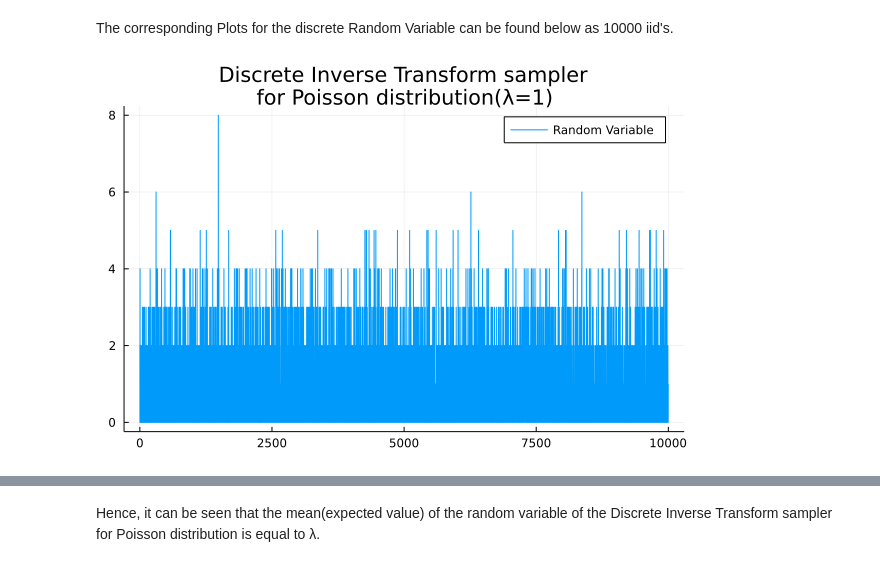
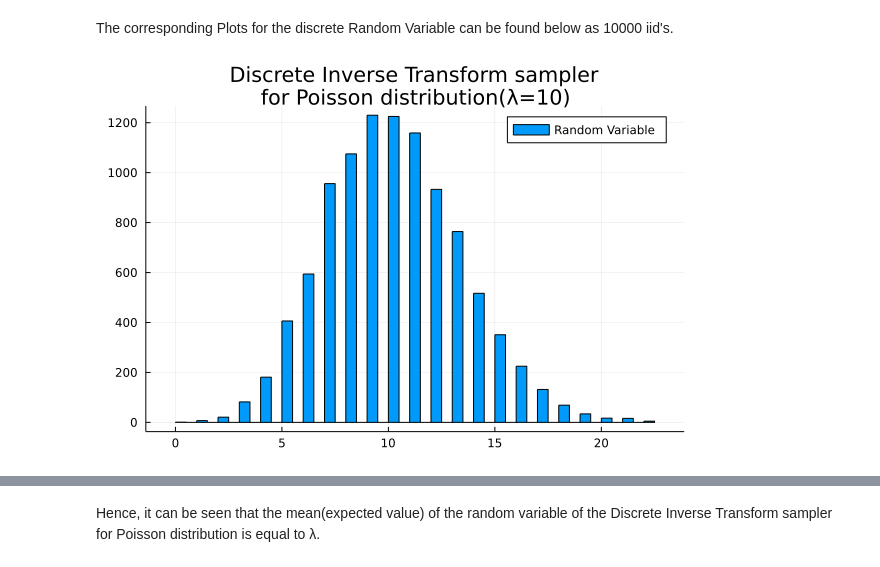
Before and after one commit to AbhishekPardhi/Markov-Chain-Monte-Carlo, a Jupyter notebook: Assignment1/Q1.ipynb, the cells around one changed output, grey strips where cells are left out. Saved outputs shown, nothing was run; the diff lists cells and outputs as text; code cells hidden in the pictures.

```diff
--- a/Assignment1/Q1.ipynb
+++ b/Assignment1/Q1.ipynb
@@ -25,10 +25,10 @@ DIT (generic function with 1 method)
 # %% [markdown]
 The corresponding Plots for the discrete Random Variable can be found below as 10000 iid's.
 # %%
-λ = 1
+λ = 10
 rep = 10000
 X = [DIT(λ) for i in 1:rep]
-plot(1:rep, X, title = "Discrete Inverse Transform sampler\nfor Poisson distribution(λ=1)", label = "Random Variable")
+histogram(1:rep, X, title = "Discrete Inverse Transform sampler\nfor Poisson distribution(λ=10)", label = "Random Variable")
 # %% [output]
-[figure, old version]
+[figure, new version]
 # %%
```
Also changed, not shown: parts of 2 cells of this notebook, 1 other file.
